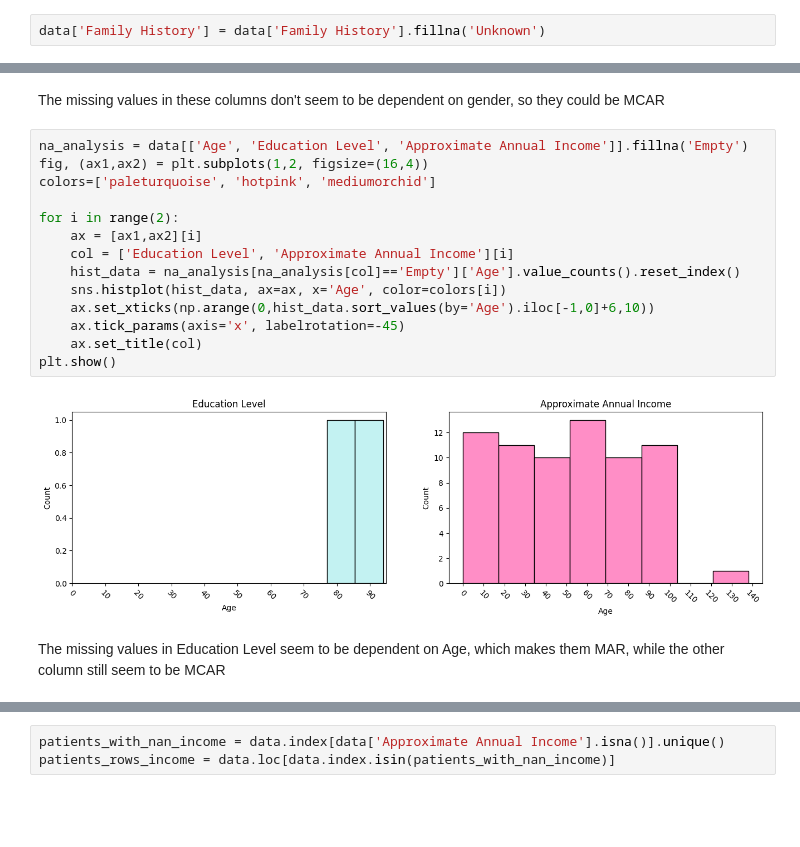
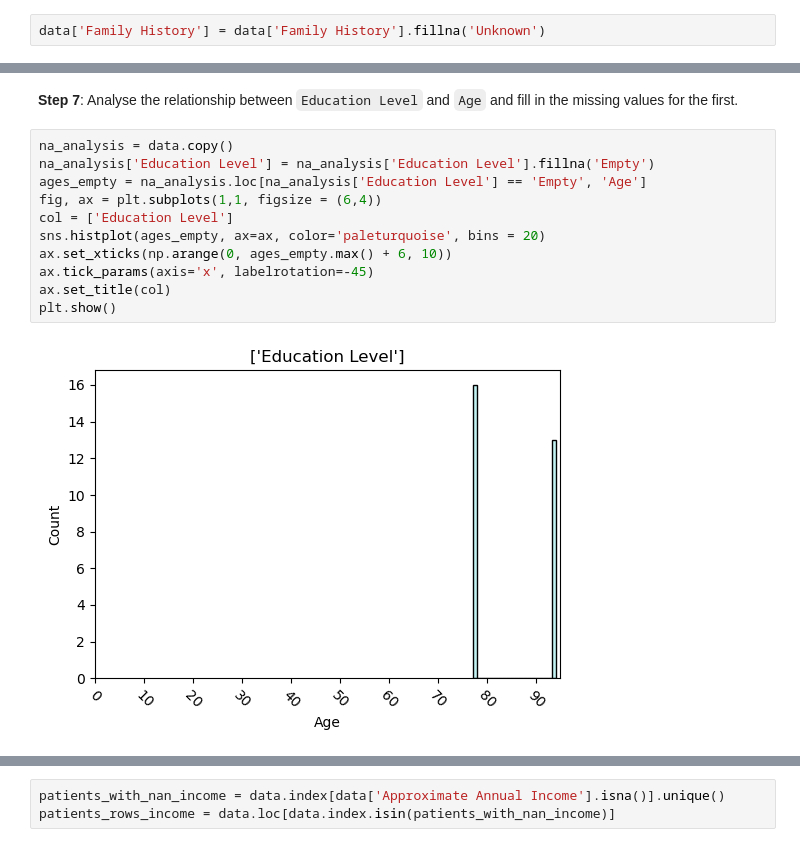
Before and after one commit to amdbsilva/pre-processing, a Jupyter notebook: projeto de datapreprocessing.ipynb, the cells around one changed output, grey strips where cells are left out. Saved outputs shown, nothing was run; the diff lists cells and outputs as text; blank space fills up the shorter version.

```diff
--- a/projeto de datapreprocessing.ipynb
+++ b/projeto de datapreprocessing.ipynb
@@ -473,20 +404,15 @@ plt.show()
-# %% [markdown]
-The missing values in these columns don't seem to be dependent on gender, so they could be MCAR
+# %% [markdown]
+**Step 7**: Analyse the relationship between `Education Level` and `Age` and fill in the missing values for the first.
 # %%
-na_analysis = data[['Age', 'Education Level', 'Approximate Annual Income']].fillna('Empty')
-fig, (ax1,ax2) = plt.subplots(1,2, figsize=(16,4))
-colors=['paleturquoise', 'hotpink', 'mediumorchid']
-
-for i in range(2):
-    ax = [ax1,ax2][i]
-    col = ['Education Level', 'Approximate Annual Income'][i]
-    hist_data = na_analysis[na_analysis[col]=='Empty']['Age'].value_counts().reset_index()
-    sns.histplot(hist_data, ax=ax, x='Age', color=colors[i])
-    ax.set_xticks(np.arange(0,hist_data.sort_values(by='Age').iloc[-1,0]+6,10))
-    ax.tick_params(axis='x', labelrotation=-45)
-    ax.set_title(col)
+na_analysis = data.copy()
+na_analysis['Education Level'] = na_analysis['Education Level'].fillna('Empty')
+ages_empty = na_analysis.loc[na_analysis['Education Level'] == 'Empty', 'Age']
+fig, ax = plt.subplots(1,1, figsize = (6,4))
+col = ['Education Level']
+sns.histplot(ages_empty, ax=ax, color='paleturquoise', bins = 20)
+ax.set_xticks(np.arange(0, ages_empty.max() + 6, 10))
+ax.tick_params(axis='x', labelrotation=-45)
+ax.set_title(col)
 plt.show()
 # %% [output]
-[figure, old version]
+[figure, new version]
-# %% [markdown]
-The missing values in Education Level seem to be dependent on Age, which makes them MAR, while the other column still seem to be MCAR
```
Also changed, not shown: parts of 48 cells of this notebook.
